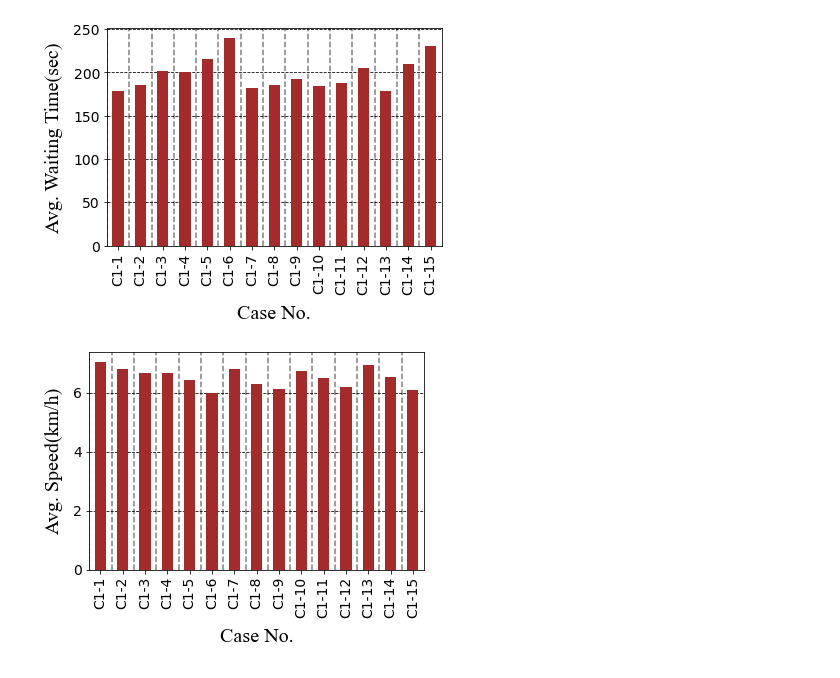
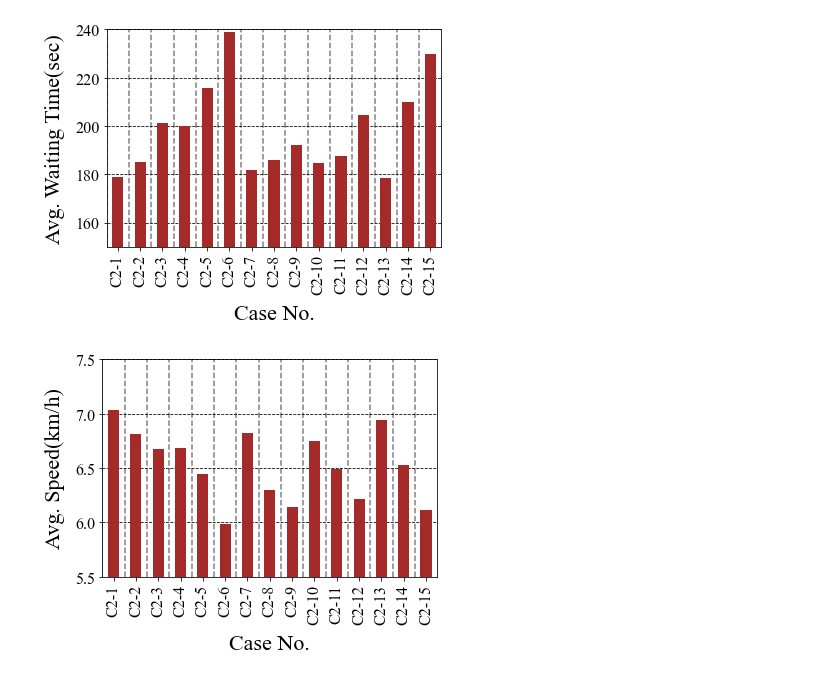
Before and after one commit to Osama00112/DhakaSim_RData, a Jupyter notebook: Bar Diagrams/bar_fig10.ipynb, the cells around one changed output. Drawn from its saved outputs; the diff is of its cells as text; code cells hidden in the pictures.

```diff
--- a/Bar Diagrams/bar_fig10.ipynb
+++ b/Bar Diagrams/bar_fig10.ipynb
@@ -4,19 +5,23 @@ import matplotlib.pyplot as plt
 data = pd.read_csv("file2.csv")
 # %%
 # Define the desired sorting order of the x-axis labels
-x_order = ["C1-{}".format(i) for i in range(1, 16)]
+x_order = ["C2-{}".format(i) for i in range(1, 16)]
 
 # Convert the "Case Code" column into a categorical data type with the desired sorting order
 data["Case Code"] = pd.Categorical(data["Case Code"], categories=x_order)
 
 # Group by case code and average speed
 grouped = data.groupby(["Case Code"])["Avg. Waiting Time"].mean()
+
+# Set font family to Times New Roman for all text elements
+matplotlib.rcParams['font.family'] = 'Times New Roman'
+
 # Plot bar graph
 grouped.plot(kind="bar", zorder = 2, color = "brown")
-#plt.ylim(7.5,10)
-plt.ylabel("Avg. Waiting Time(sec)", fontsize=20, labelpad=10, fontname = "Times New Roman")  # increase font size
-plt.xlabel("Case No.", fontsize=20, labelpad=10, fontname = "Times New Roman")  # increase font size
-plt.tick_params(labelsize=14)  # increase tick font size
+plt.ylim(150,240)
+plt.ylabel("Avg. Waiting Time(sec)", fontsize=22, labelpad=10)  # increase font size
+plt.xlabel("Case No.", fontsize=22, labelpad=10)  # increase font size
+plt.tick_params(labelsize=16)  # increase tick font size
 plt.grid(True, axis="y", color = "black", linestyle = "--")
 for i in range(len(grouped)):
     plt.axvline(x=i - 0.5, color="black",  alpha=0.5, linestyle = "--")
@@ -25,32 +30,35 @@ for i in range(len(grouped)):
 plt.savefig("plots/avg7-edited2.png", dpi=300, bbox_inches='tight')
 plt.show()
 # %% [output]
-[figure, old version]
+[figure, new version]
 # %%
 # Define the desired sorting order of the x-axis labels
-x_order = ["C1-{}".format(i) for i in range(1, 16)]
+x_order = ["C2-{}".format(i) for i in range(1, 16)]
 
 # Convert the "Case Code" column into a categorical data type with the desired sorting order
 data["Case Code"] = pd.Categorical(data["Case Code"], categories=x_order)
 
 # Group by case code and average speed
 grouped = data.groupby(["Case Code"])["Avg. Speed"].mean()
 
+# Set font family to Times New Roman for all text elements
+matplotlib.rcParams['font.family'] = 'Times New Roman'
+
 # Plot bar graph
 grouped.plot(kind="bar", zorder = 2, color = "brown")
-#plt.ylim(8.30,9.30)
-plt.ylabel("Avg. Speed(km/h)", fontsize=20, labelpad=10, fontname = "Times New Roman")  # increase font size
-plt.xlabel("Case No.", fontsize=20, labelpad=10, fontname = "Times New Roman")  # increase font size
-plt.tick_params(labelsize=14)  # increase tick font size
+plt.ylim(5.5,7.5)
+plt.ylabel("Avg. Speed(km/h)", fontsize=22, labelpad=10)  # increase font size
+plt.xlabel("Case No.", fontsize=22, labelpad=10, fontname = "Times New Roman")  # increase font size
+plt.tick_params(labelsize=16)  # increase tick font size
 plt.grid(True, axis="y", color = "black", linestyle = "--")
 for i in range(len(grouped)):
     plt.axvline(x=i - 0.5, color="black",  alpha=0.5, linestyle = "--")
 
 
 # Adjust spacing between tick labels and axes
 
 
 plt.savefig("plots/avg6-edited2.png", dpi=300, bbox_inches='tight')
 plt.show()
 # %% [output]
-[figure, old version]
+[figure, new version]
```
Also changed, not shown: parts of 1 cell of this notebook, 14 other files.
